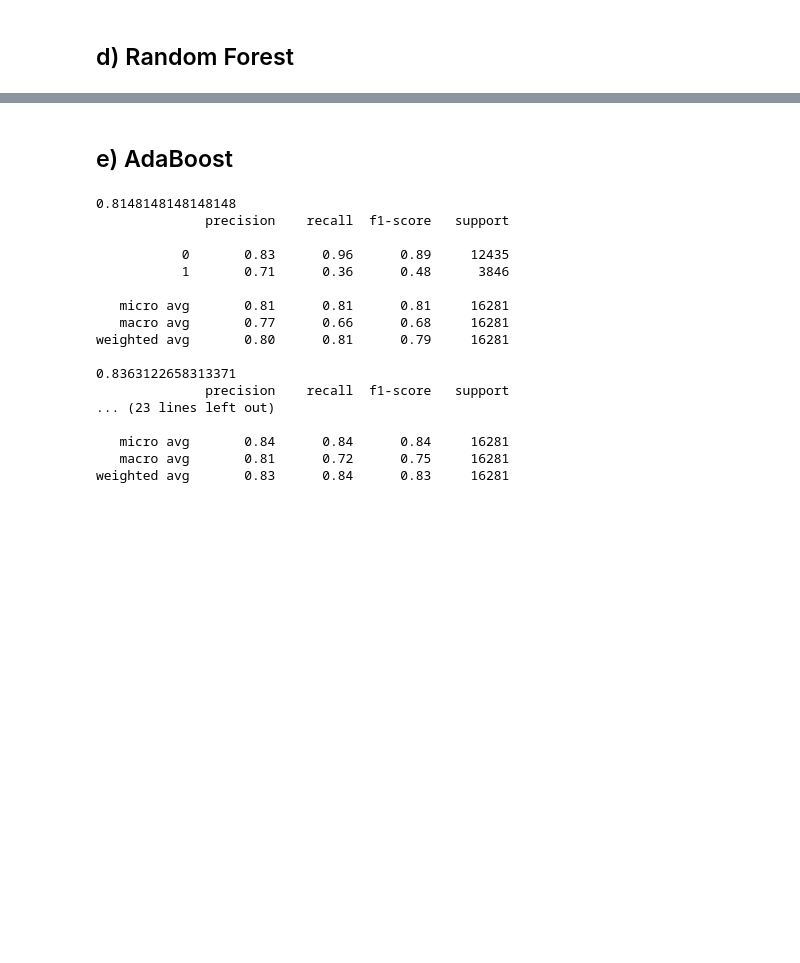
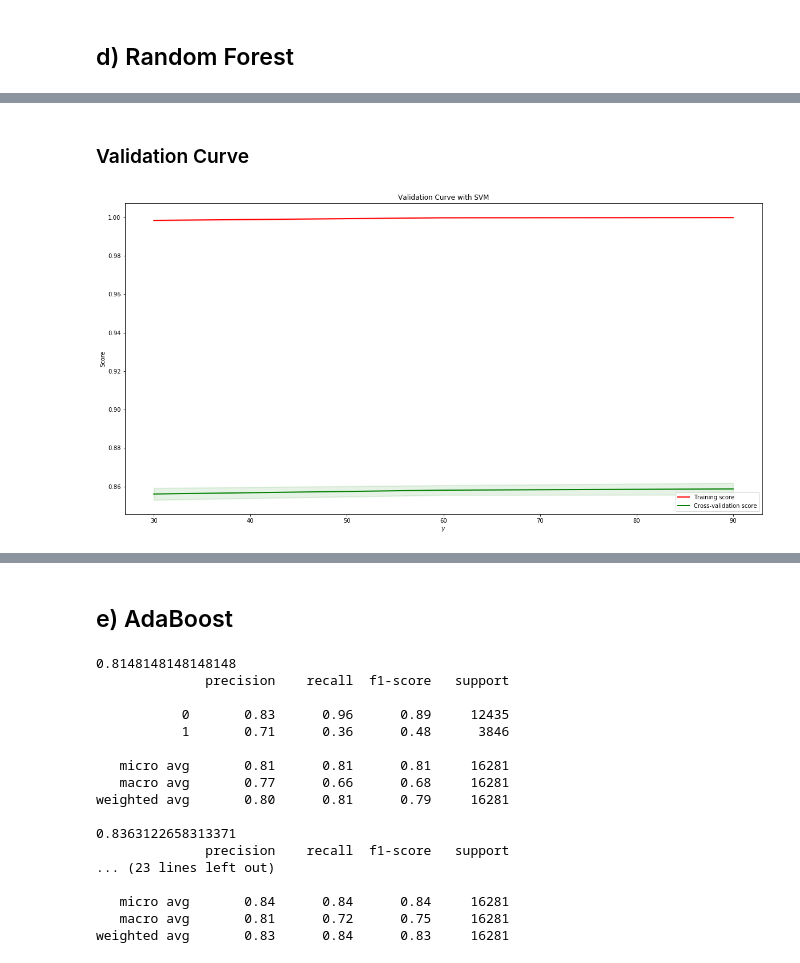
Before and after one commit to haiphucnguyen/MachineLearning, a Jupyter notebook: notes/Project 1.ipynb, the cells around one changed output, grey strips where cells are left out. Cells and saved outputs as stored; diff of their text form; code cells hidden in the pictures; blank space fills up the shorter version.

```diff
--- a/notes/Project 1.ipynb
+++ b/notes/Project 1.ipynb
@@ -435,0 +419,8 @@ weighted avg       0.84      0.85      0.85     16281
+# %% [markdown]
+### Validation Curve
+# %%
+train_scores, test_scores = callValidationCurve(RandomForestClassifier(), X_train, Y_train,
+                                               "n_estimators", [30,60, 90])
+plotValidationCurve([30, 60, 90], train_scores, test_scores)
+# %% [output]
+[figure, added]
```
Also changed, not shown: parts of 11 cells of this notebook.
